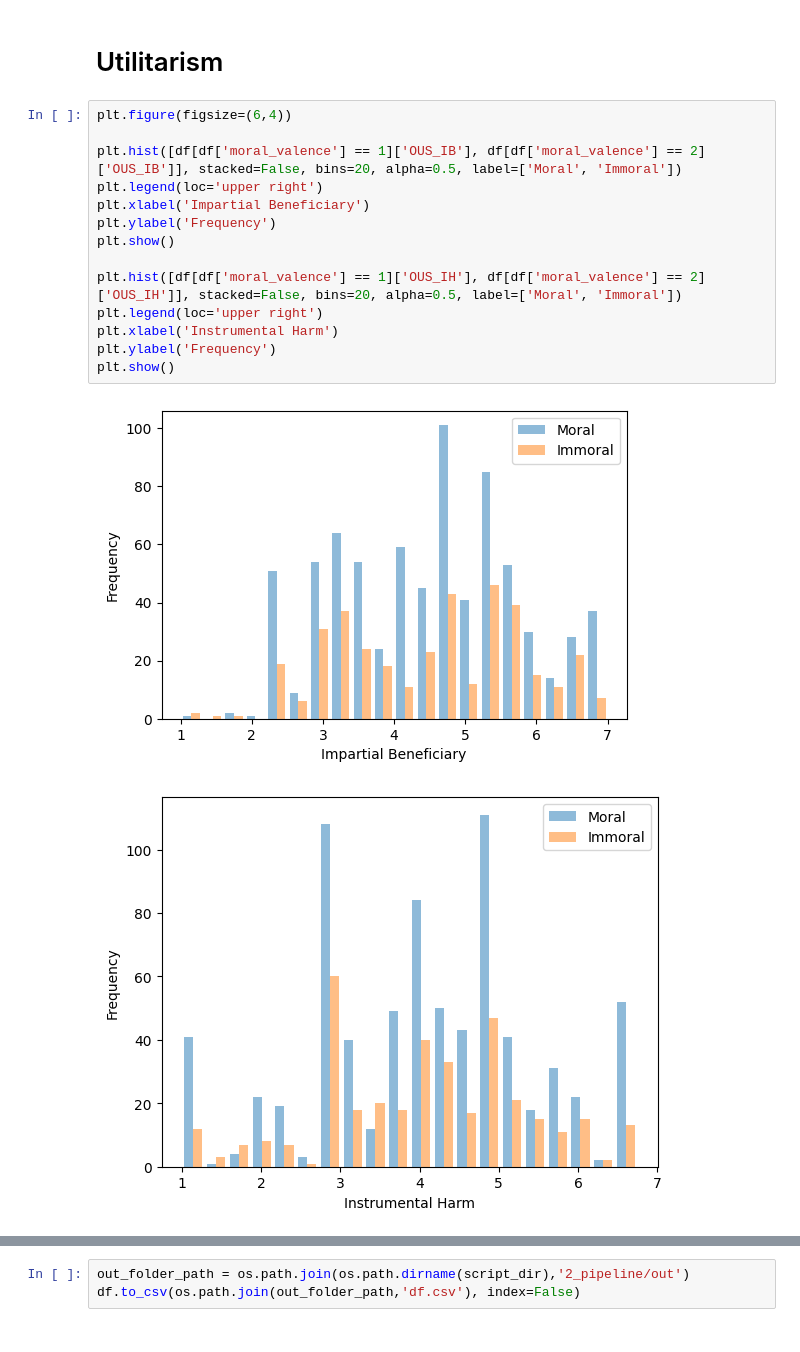
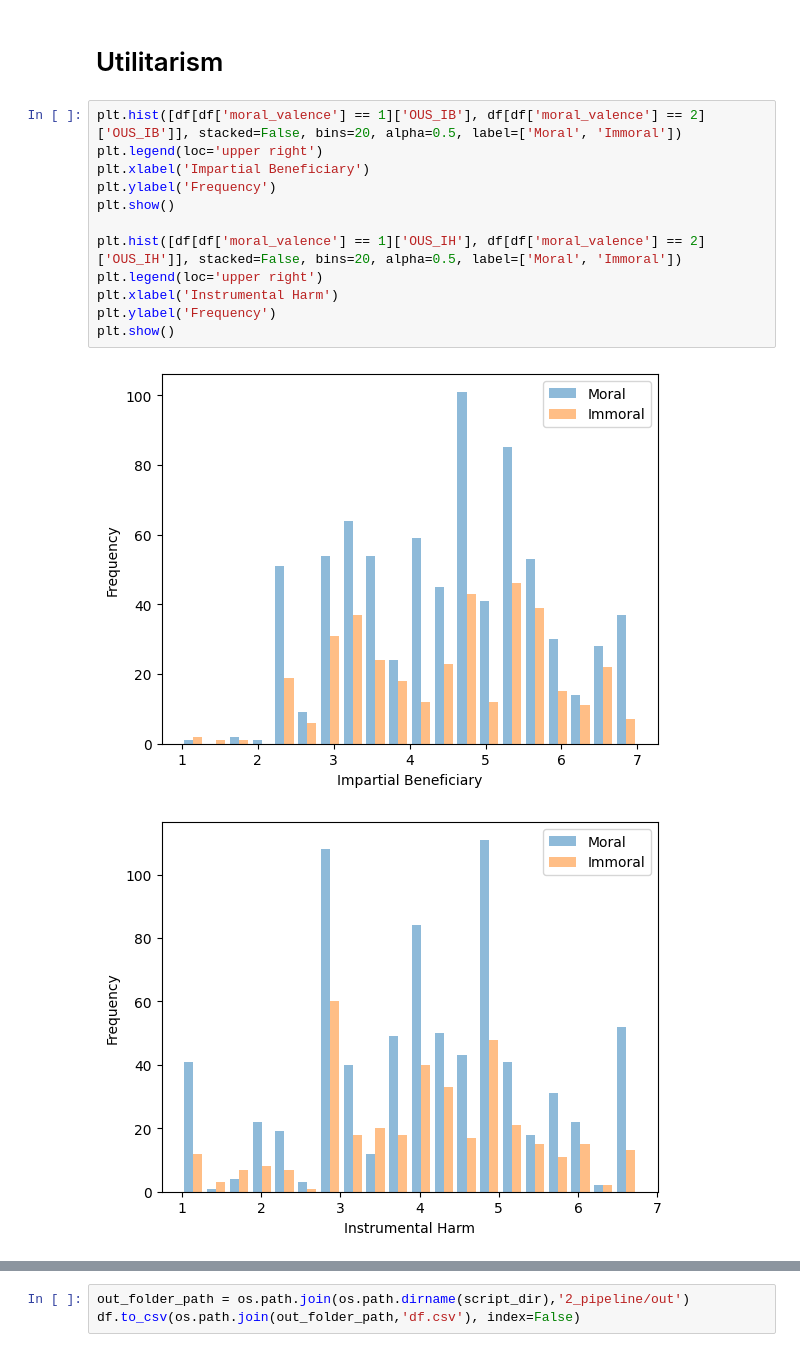
Before and after one commit to amberxuqianchen/effective-altruism, a Jupyter notebook: 1_code/descriptive.ipynb, the cells around one changed output, grey strips where cells are left out. Drawn from its saved outputs; the diff is of its cells as text.

```diff
--- a/1_code/descriptive.ipynb
+++ b/1_code/descriptive.ipynb
@@ -485,19 +485,17 @@ Overall, these results suggest that the lingustic tone of the text responses (as
 # %% [markdown]
 # Utilitarism
 # %%
-plt.figure(figsize=(6,4))
-
 plt.hist([df[df['moral_valence'] == 1]['OUS_IB'], df[df['moral_valence'] == 2]['OUS_IB']], stacked=False, bins=20, alpha=0.5, label=['Moral', 'Immoral'])
 plt.legend(loc='upper right')
 plt.xlabel('Impartial Beneficiary')
 plt.ylabel('Frequency')
 plt.show()
 
 plt.hist([df[df['moral_valence'] == 1]['OUS_IH'], df[df['moral_valence'] == 2]['OUS_IH']], stacked=False, bins=20, alpha=0.5, label=['Moral', 'Immoral'])
 plt.legend(loc='upper right')
 plt.xlabel('Instrumental Harm')
 plt.ylabel('Frequency')
 plt.show()
 # %% [output]
-[figure, old version]
+[figure, new version]
 [figure]
```
Also changed, not shown: parts of 3 cells of this notebook, 23 other files.
